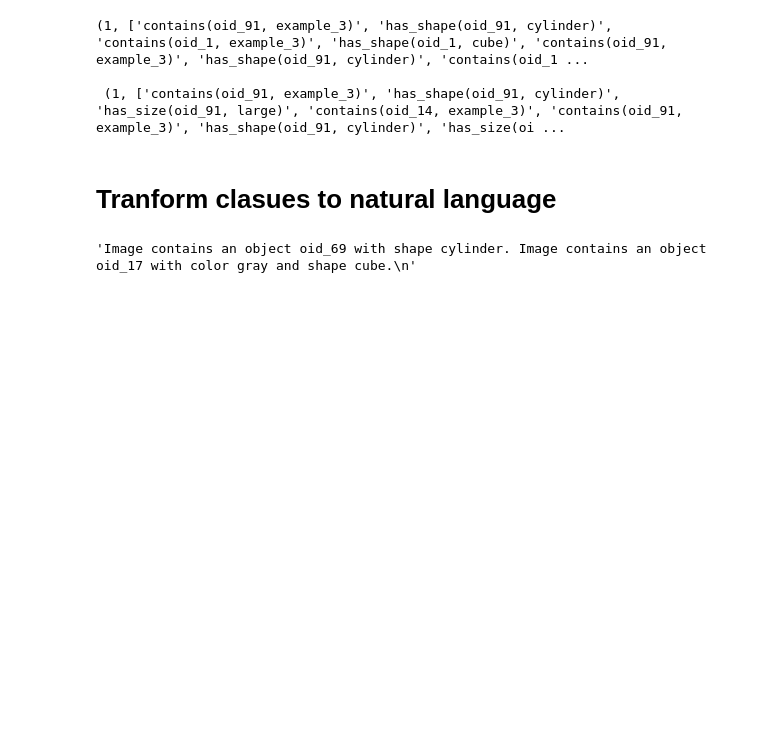
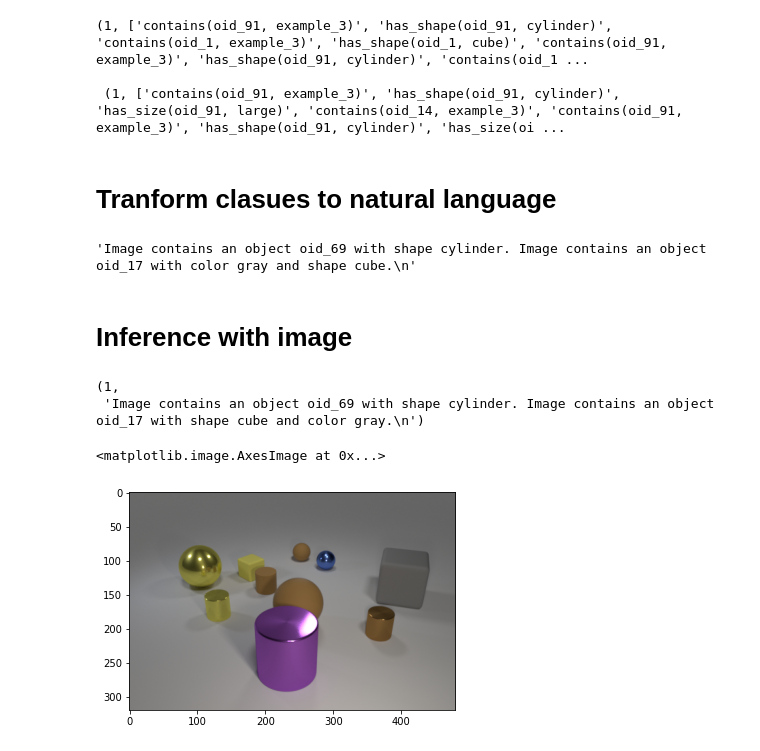
Before and after one commit to OliDeane/ClevrHans_iILP, a Jupyter notebook: inference.ipynb, the cells around one changed output. Saved outputs shown, nothing was run; the diff lists cells and outputs as text; code cells hidden in the pictures; blank space fills up the shorter version.

Commit message:
Aded image inference to inference.ipynb. current .bk file broken.

```diff
--- a/inference.ipynb
+++ b/inference.ipynb
@@ -208,3 +210,41 @@ with open(r"E:\demos\files\sample.txt", 'w') as fp:
         # note list index starts from 0
         if number not in [4, 7]:
             fp.write(line)
+# %% [markdown]
+# Inference with image
+# %%
+
+dataset = 'hans'
+prolog = Prolog()
+
+result = single_instance_inference(dataset=dataset, example_number=1, prolog=prolog)
+pred, explanation = result
+
+if explanation:
+    explanation = transform_clause(explanation)
+
+pred, explanation
+# %% [output]
+(1,
+ 'Image contains an object oid_69 with shape cylinder. Image contains an object oid_17 with shape cube and color gray.\n')
+# %%
+# Load the model
+model_path = "./trained_model/mask_rcnn_clevr_0030_allclasses.h5"
+config = InferenceConfig()
+model = load_model(os.getcwd(), config, model_path = model_path)
+# %%
+# load image and run inference
+
+img_id = 1
+image_filename = f"./GUI_interface/demo_images/image_{img_id}.png"
+
+dataset = 'hans'
+image = skimage.io.imread(image_filename)
+image = image[:,:,:3]
+results = model.detect([image], verbose=0)
+r = results[0]
+
+plt.imshow(image)
+# %% [output]
+<matplotlib.image.AxesImage at 0x...>
+[figure, added]
```
Also changed, not shown: parts of 9 cells of this notebook, 17 other files.
